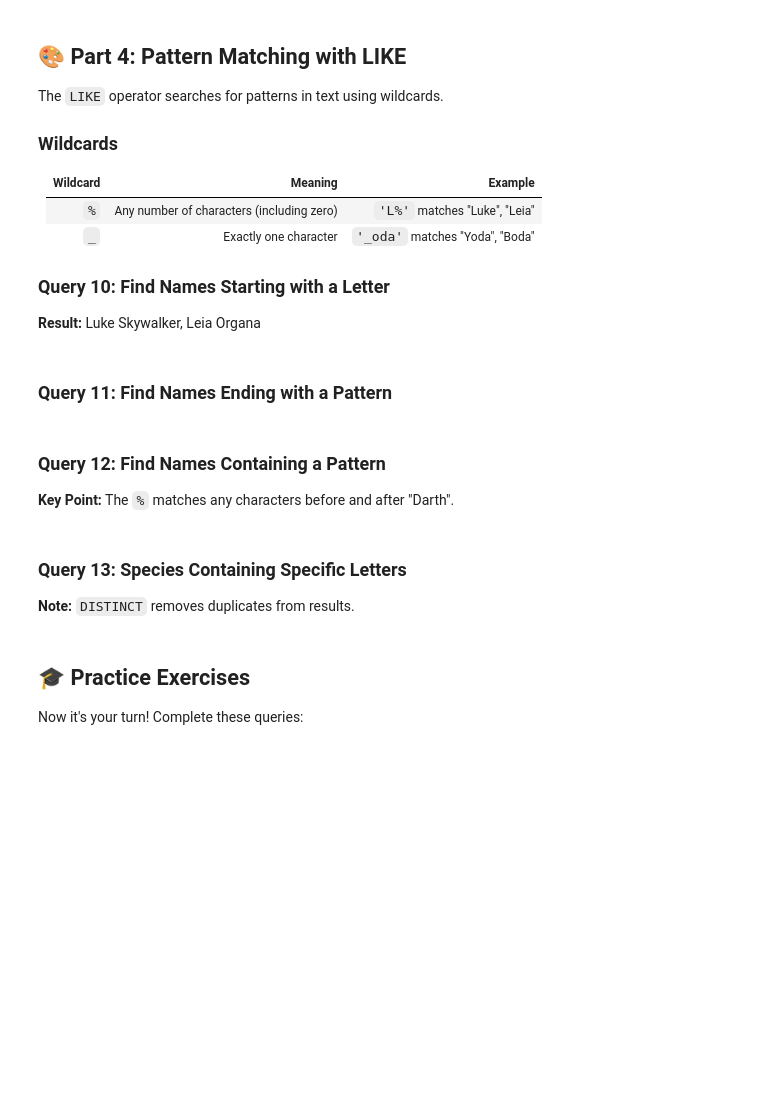
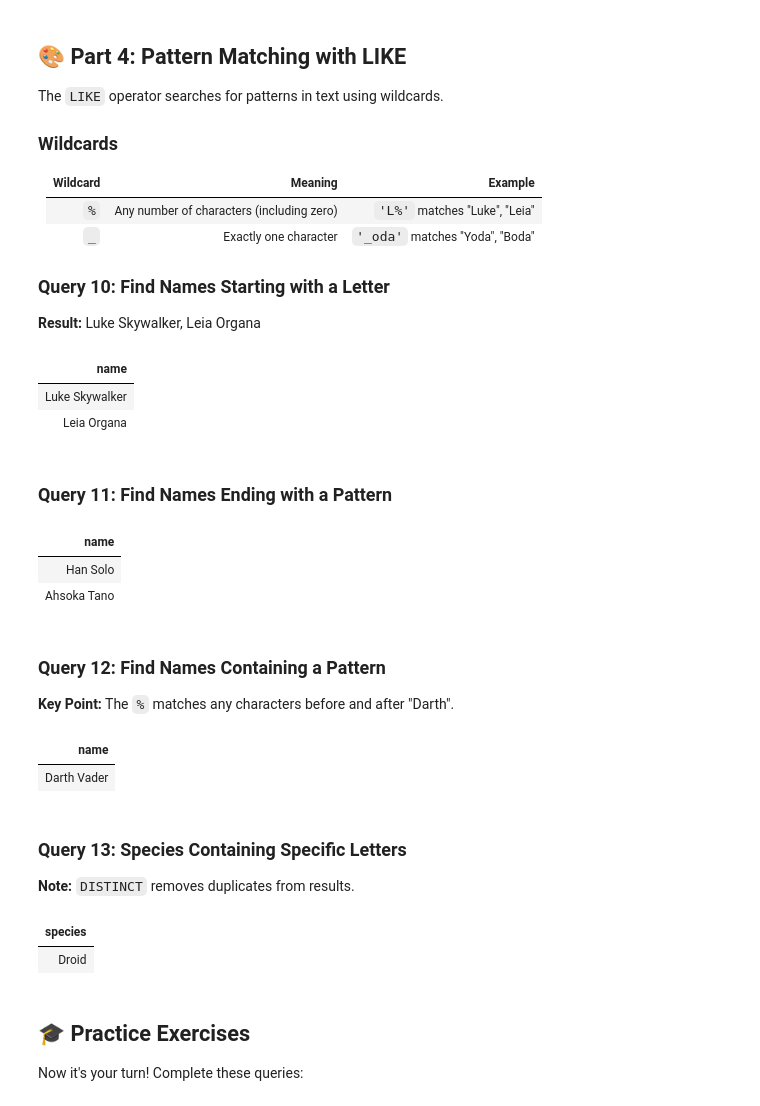
Before and after one commit to TempeHS/2025CT_SQL_Seb.L, a Jupyter notebook: lessons/lesson2_queries.ipynb, the cells around one changed output. Saved outputs shown, nothing was run; the diff lists cells and outputs as text; code cells hidden in the pictures; blank space fills up the shorter version.

```diff
--- a/lessons/lesson2_queries.ipynb
+++ b/lessons/lesson2_queries.ipynb
@@ -299,11 +298,21 @@ The `LIKE` operator searches for patterns in text using wildcards.
 # %%
 %%sql
 -- Query 10: Find all characters whose names start with 'L'
+SELECT DISTINCT name FROM characters WHERE name LIKE 'L%'
+# %% [output]
+| name |
+| Luke Skywalker |
+| Leia Organa |
 # %% [markdown]
 ### Query 11: Find Names Ending with a Pattern
 # %%
 %%sql
 -- Query 11: Find all characters whose names end with 'o'
+SELECT DISTINCT name FROM characters WHERE name LIKE '%o'
+# %% [output]
+| name |
+| Han Solo |
+| Ahsoka Tano |
 # %% [markdown]
 ### Query 12: Find Names Containing a Pattern
 
@@ -311,6 +320,10 @@ The `LIKE` operator searches for patterns in text using wildcards.
 # %%
 %%sql
 -- Query 12: Find all characters with 'Darth' in their name
+SELECT DISTINCT name FROM characters WHERE name LIKE '%Darth%'
+# %% [output]
+| name |
+| Darth Vader |
 # %% [markdown]
 ### Query 13: Species Containing Specific Letters
 
@@ -318,6 +331,10 @@ The `LIKE` operator searches for patterns in text using wildcards.
 # %%
 %%sql
 -- Query 13: Find all species containing 'oid'
+SELECT DISTINCT species FROM characters where species LIKE '%oid%'
+# %% [output]
+| species |
+| Droid |
 # %% [markdown]
 ## 🎓 Practice Exercises
 
```
Also changed, not shown: parts of 7 cells of this notebook.
